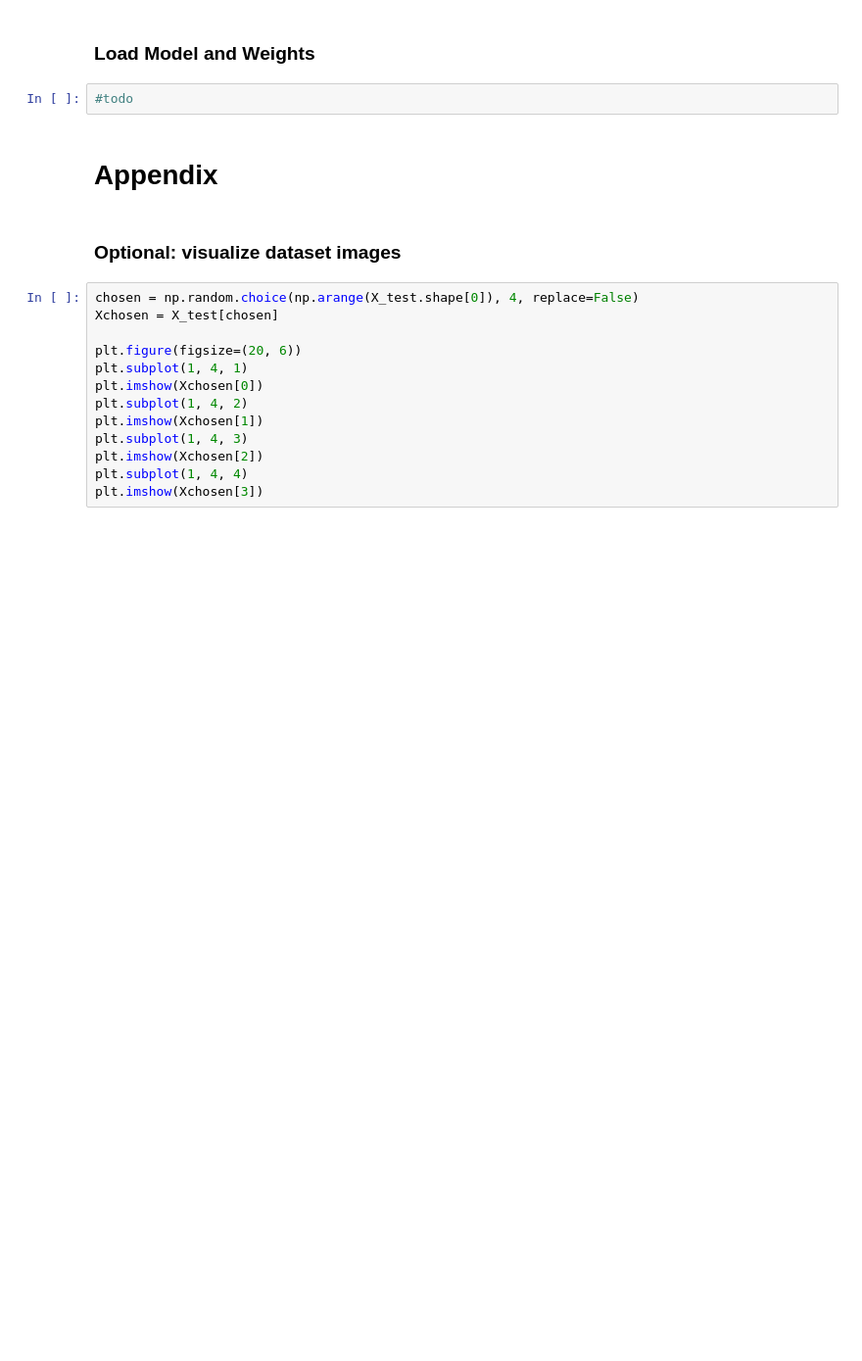
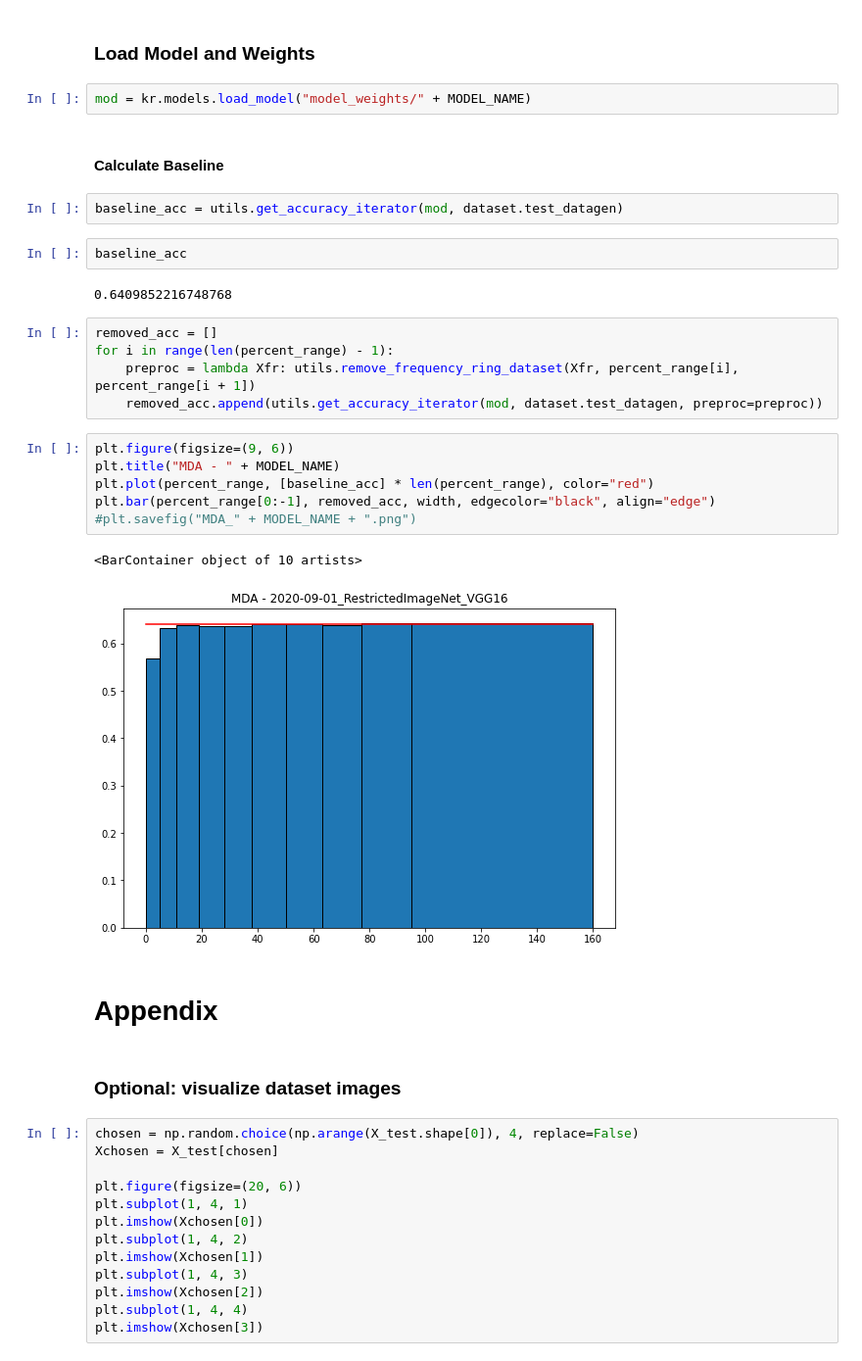
Before and after one commit to Abello966/FrequencyBiasExperiments, a Jupyter notebook: Main.ipynb, the cells around one changed output. Shown: that part at 98% size. Saved outputs shown, nothing was run; the diff lists cells and outputs as text; blank space fills up the shorter version.

```diff
--- a/Main.ipynb
+++ b/Main.ipynb
@@ -65,7 +75,29 @@ Text(0.5, 1.0, 'Energy Distribution (CIFAR10)')
 # %% [markdown]
 ### Load Model and Weights
-# %%
-#todo
+# %%
+mod = kr.models.load_model("model_weights/" + MODEL_NAME)
+# %% [markdown]
+#### Calculate Baseline
+# %%
+baseline_acc = utils.get_accuracy_iterator(mod, dataset.test_datagen)
+# %%
+baseline_acc
+# %% [output]
+0.6409852216748768
+# %%
+removed_acc = []
+for i in range(len(percent_range) - 1):
+    preproc = lambda Xfr: utils.remove_frequency_ring_dataset(Xfr, percent_range[i], percent_range[i + 1])
+    removed_acc.append(utils.get_accuracy_iterator(mod, dataset.test_datagen, preproc=preproc))
+# %%
+plt.figure(figsize=(9, 6))
+plt.title("MDA - " + MODEL_NAME)
+plt.plot(percent_range, [baseline_acc] * len(percent_range), color="red")
+plt.bar(percent_range[0:-1], removed_acc, width, edgecolor="black", align="edge")
+#plt.savefig("MDA_" + MODEL_NAME + ".png")
+# %% [output]
+<BarContainer object of 10 artists>
+[figure, added]
 # %% [markdown]
 # Appendix
 # %% [markdown]
```
Also changed, not shown: parts of 11 cells of this notebook, 1 other file.
